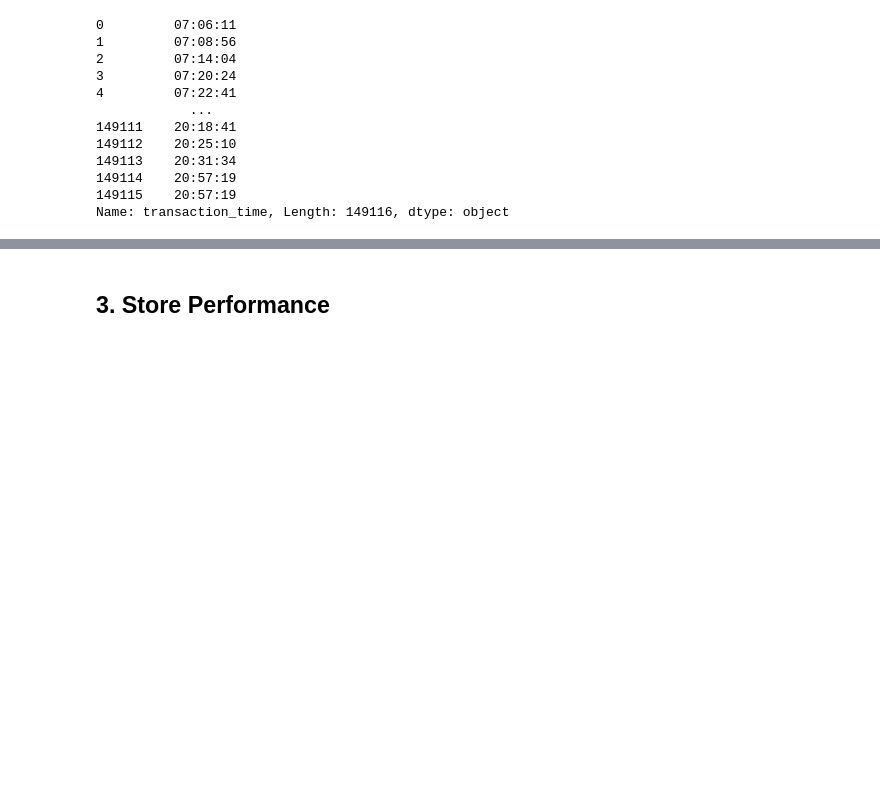
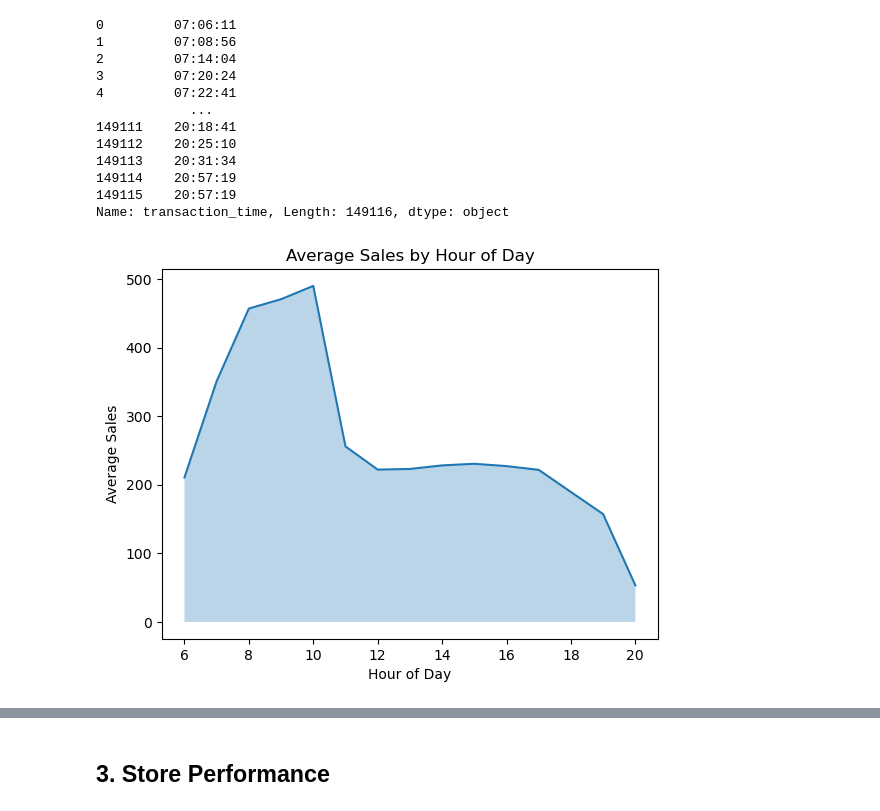
Before and after one commit to Priyanshu501/BrewedIQ, a Jupyter notebook: analysis.ipynb, the cells around one changed output, grey strips where cells are left out. Drawn from its saved outputs; the diff is of its cells as text; code cells hidden in the pictures; blank space fills up the shorter version.

Commit message:
Completed Time of Day Analysis

```diff
--- a/analysis.ipynb
+++ b/analysis.ipynb
@@ -479,3 +501,18 @@ df['transaction_time']
 149114    20:57:19
 149115    20:57:19
 Name: transaction_time, Length: 149116, dtype: object
+# %%
+df['transaction_hour'] = pd.to_datetime(df['transaction_time'], format='%H:%M:%S').dt.hour
+
+hourly_sales = df.groupby([df['transaction_date'].dt.date, 'transaction_hour'])['total_amount'].sum().reset_index()
+
+average_hourly_sales = hourly_sales.groupby('transaction_hour')['total_amount'].mean()
+
+plt.plot(average_hourly_sales.index, average_hourly_sales.values)
+plt.fill_between(average_hourly_sales.index, average_hourly_sales.values, alpha=0.3)
+plt.xlabel('Hour of Day')
+plt.ylabel('Average Sales')
+plt.title('Average Sales by Hour of Day')
+plt.show()
+# %% [output]
+[figure, added]
```
Also changed, not shown: parts of 6 cells of this notebook.
